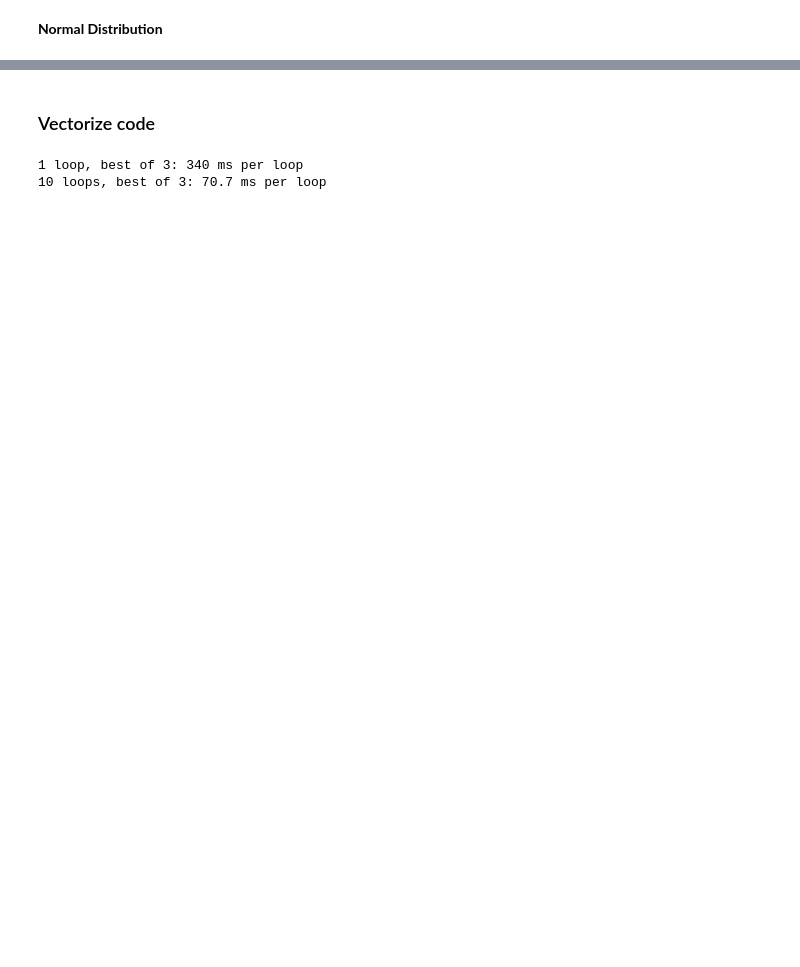
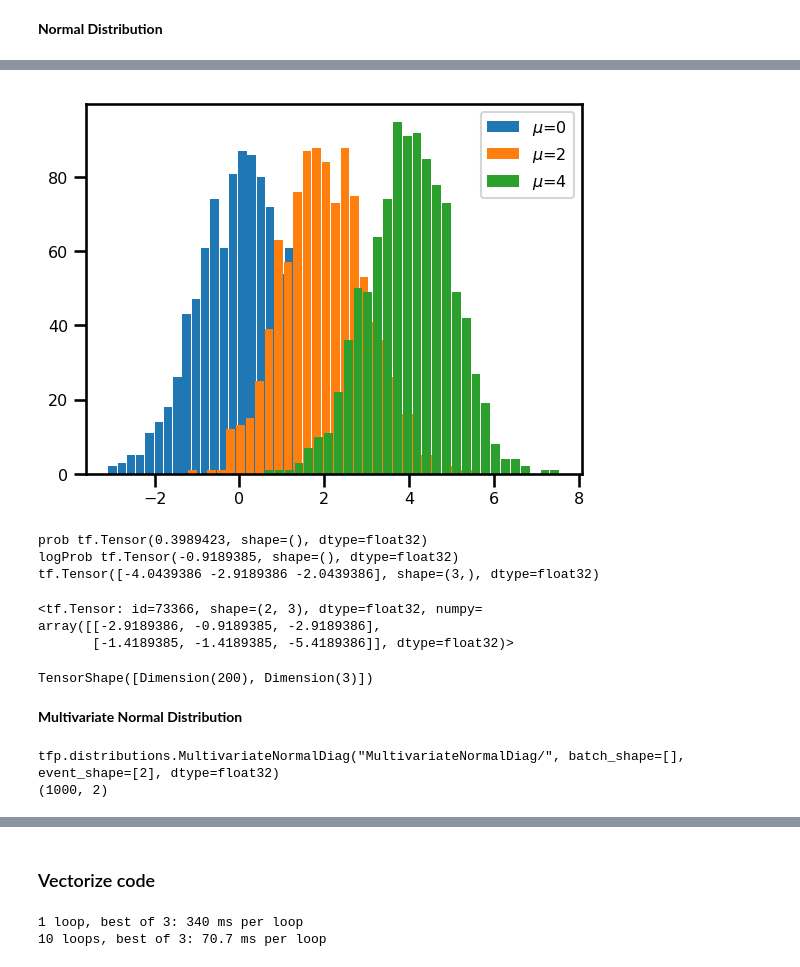
Before and after one commit to ayushmangupta/TF2, a Jupyter notebook: TFP_1.ipynb, the cells around one changed output, grey strips where cells are left out. Drawn from its saved outputs; the diff is of its cells as text; code cells hidden in the pictures; blank space fills up the shorter version.

```diff
--- a/TFP_1.ipynb
+++ b/TFP_1.ipynb
@@ -44,0 +108,42 @@ plt.hist(norm_dist.sample(1000),bins=50);
+# %%
+for i in range(3):
+  plt.hist(samples[:,i],rwidth=.9,bins=30,label=r"$ \mu $="+str(i*2))
+plt.legend()
+plt.show()
+# %% [output]
+[figure, added]
+# %%
+# probability and log prob of a point
+print("prob",norm_dist.prob(0.0))
+print("logProb",norm_dist.log_prob(0.0))
+
+# logprob for many points
+# A batch of normals gives a batch of log_probs.
+print(norm_b3.log_prob([-2.5, 0., 2.5]))
+# %% [output]
+prob tf.Tensor(0.3989423, shape=(), dtype=float32)
+logProb tf.Tensor(-0.9189385, shape=(), dtype=float32)
+tf.Tensor([-4.0439386 -2.9189386 -2.0439386], shape=(3,), dtype=float32)
+# %%
+norm_b3.log_prob([[2.0],[1.0]])
+# %% [output]
+<tf.Tensor: id=73366, shape=(2, 3), dtype=float32, numpy=
+array([[-2.9189386, -0.9189385, -2.9189386],
+       [-1.4189385, -1.4189385, -5.4189386]], dtype=float32)>
+# %%
+x = np.linspace(0.0,6.0,200)
+out = norm_b3.log_prob(x[:,np.newaxis])
+out.shape
+# %% [output]
+TensorShape([Dimension(200), Dimension(3)])
+# %% [markdown]
+**Multivariate Normal Distribution**
+# %%
+mvnd = tfd.MultivariateNormalDiag(loc=[1.0,2.0],scale_diag=[1.0,1.3])
+mv_samples= mvnd.sample(1000)
+#### event shape
+print(mvnd)
+print(mv_samples.shape)
+# %% [output]
+tfp.distributions.MultivariateNormalDiag("MultivariateNormalDiag/", batch_shape=[], event_shape=[2], dtype=float32)
+(1000, 2)
```
Also changed, not shown: parts of 16 cells of this notebook.
